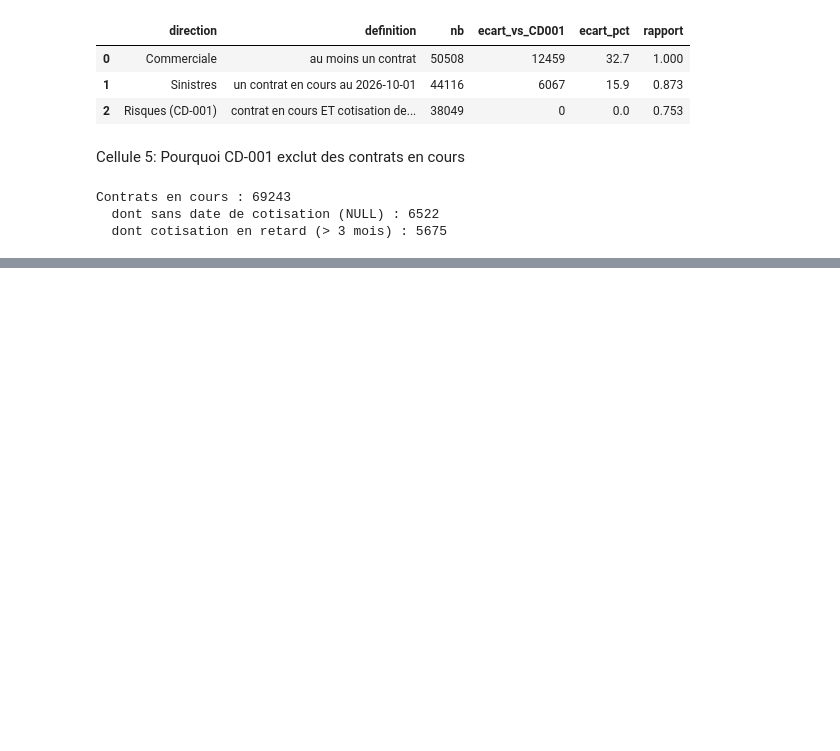
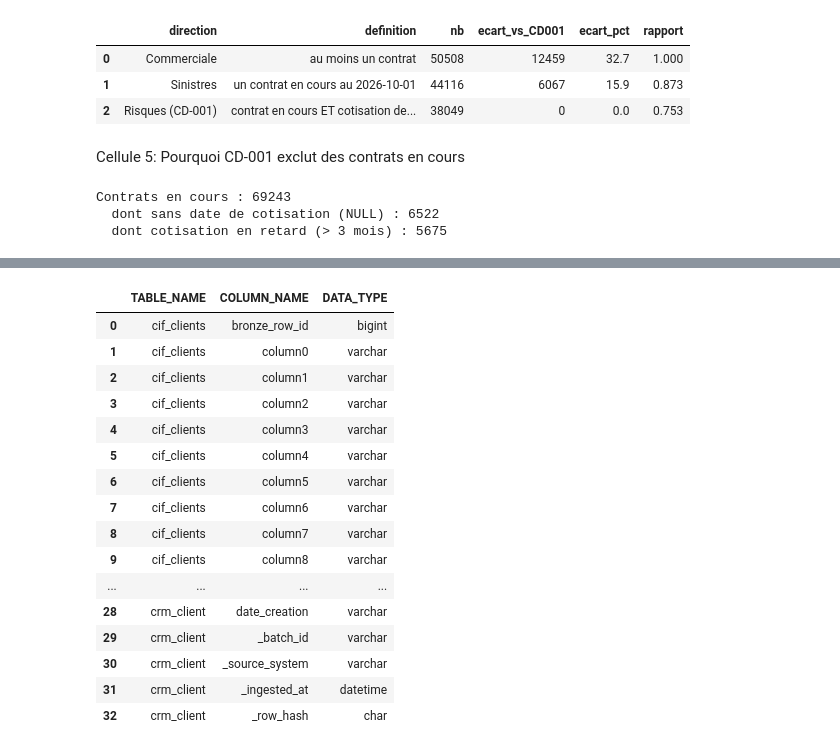
Before and after one commit to Samii05/td-qualite-g01, a Jupyter notebook: notebooks/S1_01.ipynb, the cells around one changed output, grey strips where cells are left out. Cells and saved outputs as stored; diff of their text form; code cells hidden in the pictures; blank space fills up the shorter version.

```diff
--- a/notebooks/S1_01.ipynb
+++ b/notebooks/S1_01.ipynb
@@ -1050,0 +1053,16 @@ Contrats en cours : 69243
+# %%
+from sqlalchemy import text
+import pandas as pd
+
+with engine.connect() as conn:
+    tables_bronze = pd.read_sql(
+        text("""
+            SELECT TABLE_NAME
+            FROM information_schema.TABLES
+            WHERE TABLE_SCHEMA = 'bronze'
+            ORDER BY TABLE_NAME
+        """),
+        conn
+    )
+
+display(tables_bronze)
@@ -1050,0 +1078,35 @@ Contrats en cours : 69243
+# %%
+from sqlalchemy import text
+import pandas as pd
+
+with engine.connect() as conn:
+    colonnes = pd.read_sql(
+        text("""
+            SELECT TABLE_NAME, COLUMN_NAME, DATA_TYPE
+            FROM information_schema.COLUMNS
+            WHERE TABLE_SCHEMA = 'bronze'
+              AND TABLE_NAME IN ('cif_clients', 'crm_client')
+            ORDER BY TABLE_NAME, ORDINAL_POSITION
+        """),
+        conn
+    )
+
+display(colonnes)
+# %% [output]
+|  | TABLE_NAME | COLUMN_NAME | DATA_TYPE |
+| 0 | cif_clients | bronze_row_id | bigint |
+| 1 | cif_clients | column0 | varchar |
+| 2 | cif_clients | column1 | varchar |
+| 3 | cif_clients | column2 | varchar |
+| 4 | cif_clients | column3 | varchar |
+| 5 | cif_clients | column4 | varchar |
+| 6 | cif_clients | column5 | varchar |
+| 7 | cif_clients | column6 | varchar |
+| 8 | cif_clients | column7 | varchar |
+| 9 | cif_clients | column8 | varchar |
+| ... | ... | ... | ... |
+| 28 | crm_client | date_creation | varchar |
+| 29 | crm_client | _batch_id | varchar |
+| 30 | crm_client | _source_system | varchar |
+| 31 | crm_client | _ingested_at | datetime |
+| 32 | crm_client | _row_hash | char |
```
Also changed, not shown: parts of 20 cells of this notebook, 4 other files.
